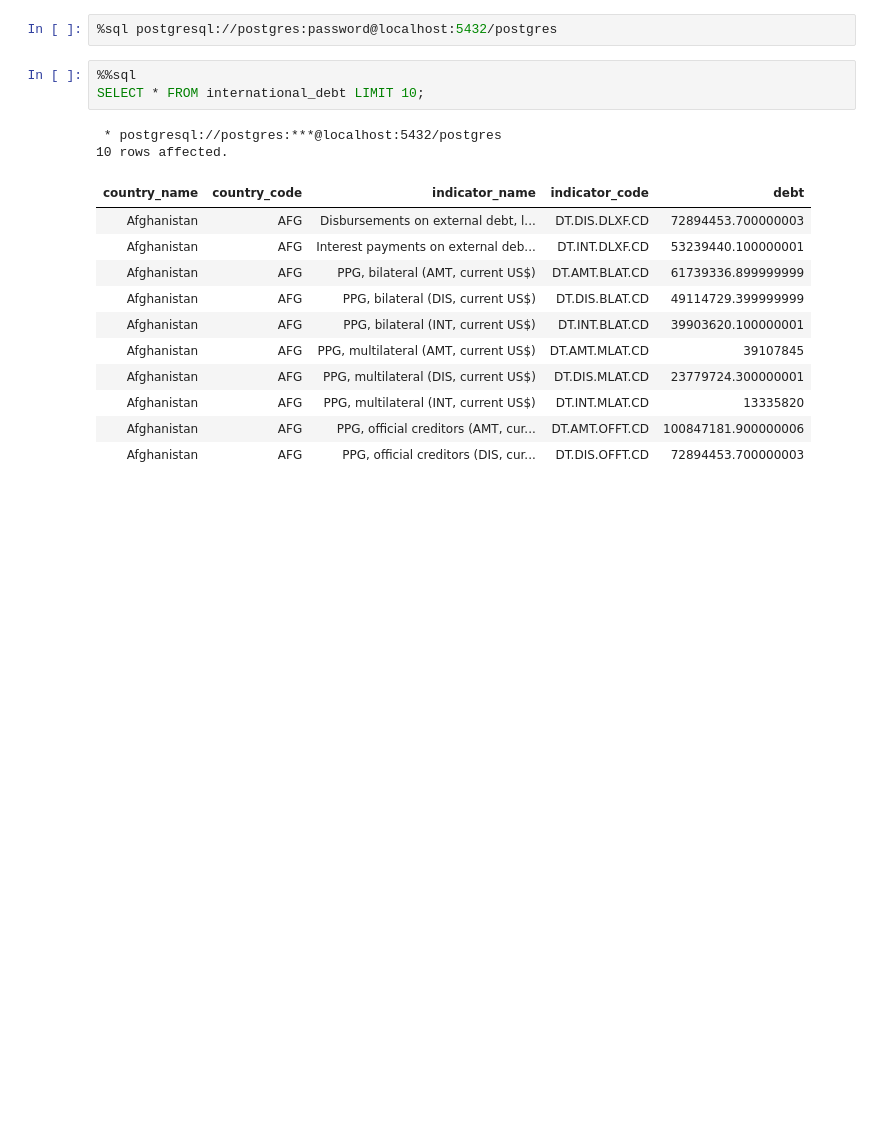
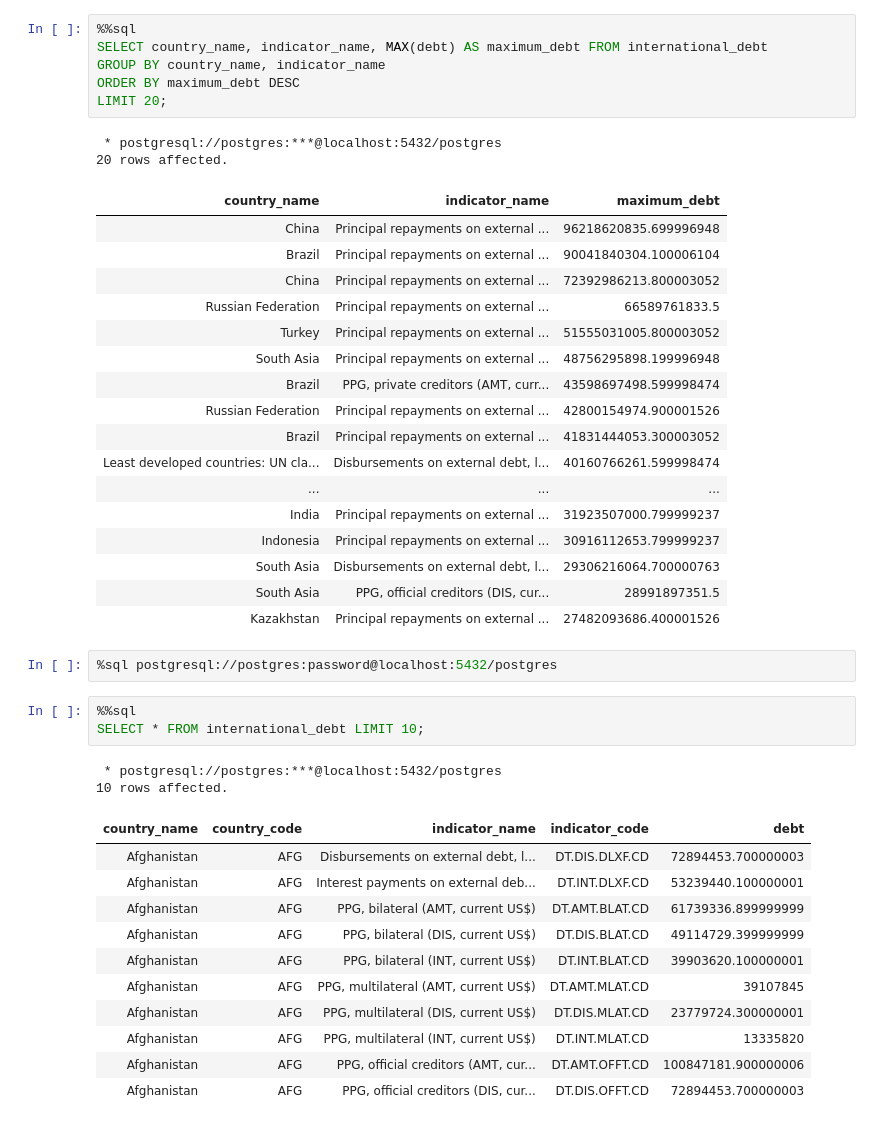
Before and after one commit to Hamiltonrfilho/Guided-Projects, a Jupyter notebook: Analyze_International_Debt_Statistics.ipynb, the cells around one changed output. Drawn from its saved outputs; the diff is of its cells as text; blank space fills up the shorter version.

```diff
--- a/Analyze_International_Debt_Statistics.ipynb
+++ b/Analyze_International_Debt_Statistics.ipynb
@@ -6,3 +189,29 @@ The sql extension is already loaded. To reload it, use:
+# %%
+%%sql
+SELECT country_name, indicator_name, MAX(debt) AS maximum_debt FROM international_debt
+GROUP BY country_name, indicator_name
+ORDER BY maximum_debt DESC
+LIMIT 20;
+# %% [output]
+ * postgresql://postgres:***@localhost:5432/postgres
+20 rows affected.
+| country_name | indicator_name | maximum_debt |
+| China | Principal repayments on external ... | 96218620835.699996948 |
+| Brazil | Principal repayments on external ... | 90041840304.100006104 |
+| China | Principal repayments on external ... | 72392986213.800003052 |
+| Russian Federation | Principal repayments on external ... | 66589761833.5 |
+| Turkey | Principal repayments on external ... | 51555031005.800003052 |
+| South Asia | Principal repayments on external ... | 48756295898.199996948 |
+| Brazil | PPG, private creditors (AMT, curr... | 43598697498.599998474 |
+| Russian Federation | Principal repayments on external ... | 42800154974.900001526 |
+| Brazil | Principal repayments on external ... | 41831444053.300003052 |
+| Least developed countries: UN cla... | Disbursements on external debt, l... | 40160766261.599998474 |
+| ... | ... | ... |
+| India | Principal repayments on external ... | 31923507000.799999237 |
+| Indonesia | Principal repayments on external ... | 30916112653.799999237 |
+| South Asia | Disbursements on external debt, l... | 29306216064.700000763 |
+| South Asia | PPG, official creditors (DIS, cur... | 28991897351.5 |
+| Kazakhstan | Principal repayments on external ... | 27482093686.400001526 |
 # %%
 %sql postgresql://postgres:password@localhost:5432/postgres
 # %%
```
Also changed, not shown: parts of 19 cells of this notebook.
